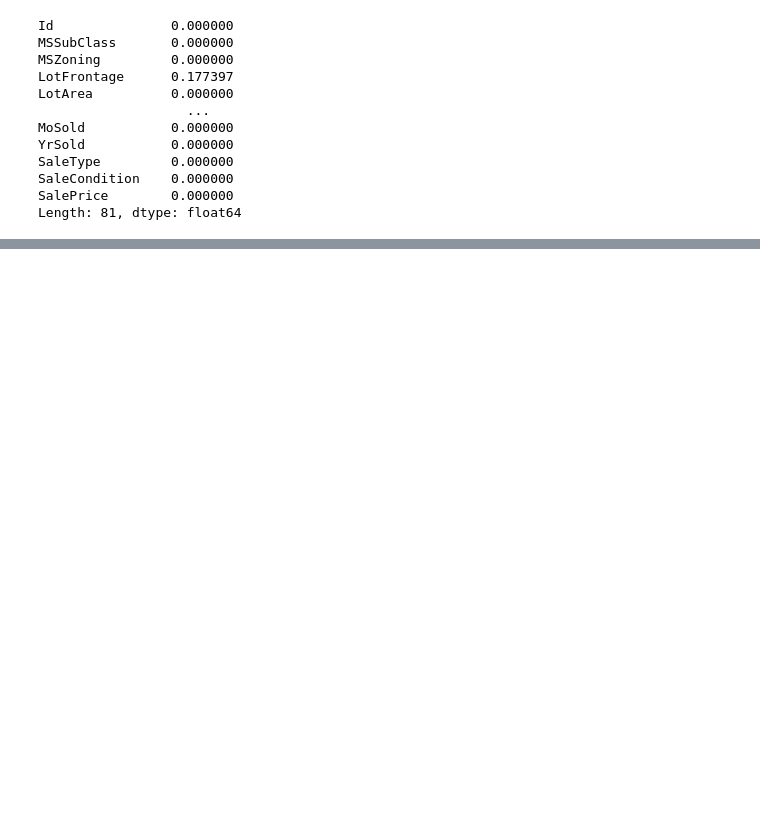
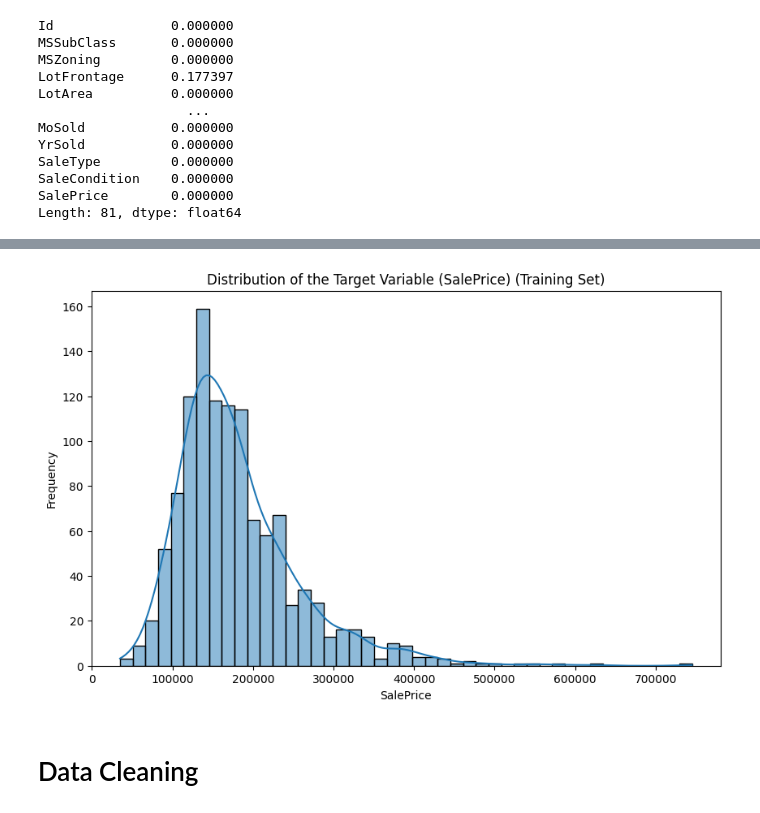
Before and after one commit to konstantine25b/Machine_learning, a Jupyter notebook: assignment1/model_experiments/model1.ipynb, the cells around one changed output, grey strips where cells are left out. Cells and saved outputs as stored; diff of their text form; code cells hidden in the pictures; blank space fills up the shorter version.

```diff
--- a/assignment1/model_experiments/model1.ipynb
+++ b/assignment1/model_experiments/model1.ipynb
@@ -193,0 +127,12 @@ Name: count, dtype: int64
+# %%
+# #### Distribution of the Target Variable (SalePrice)
+plt.figure(figsize=(10, 6))
+sns.histplot(y_train, kde=True)
+plt.title("Distribution of the Target Variable (SalePrice) (Training Set)")
+plt.xlabel("SalePrice")
+plt.ylabel("Frequency")
+plt.show()
+# %% [output]
+[figure, added]
+# %% [markdown]
+# Data Cleaning
```
Also changed, not shown: parts of 27 cells of this notebook, 1 other file.
